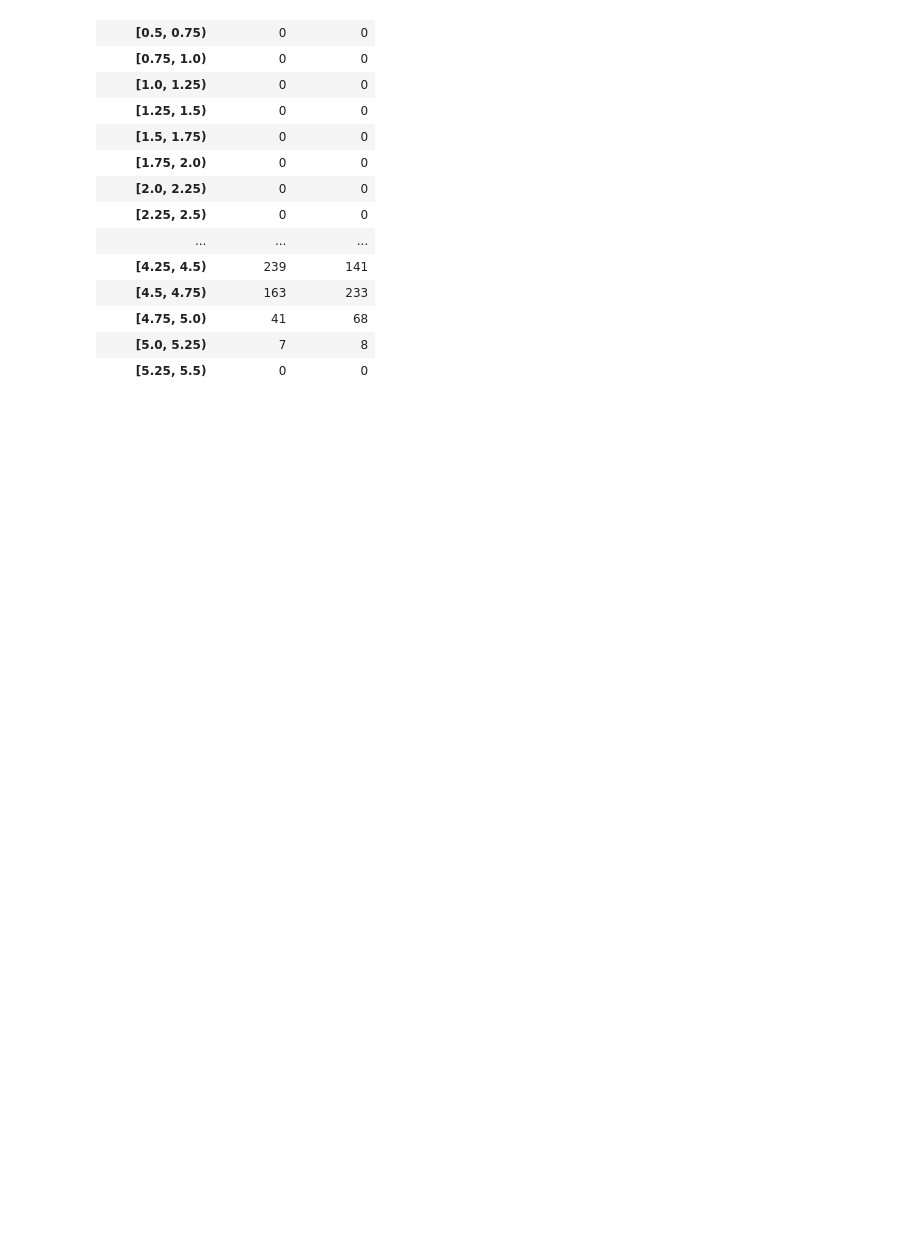
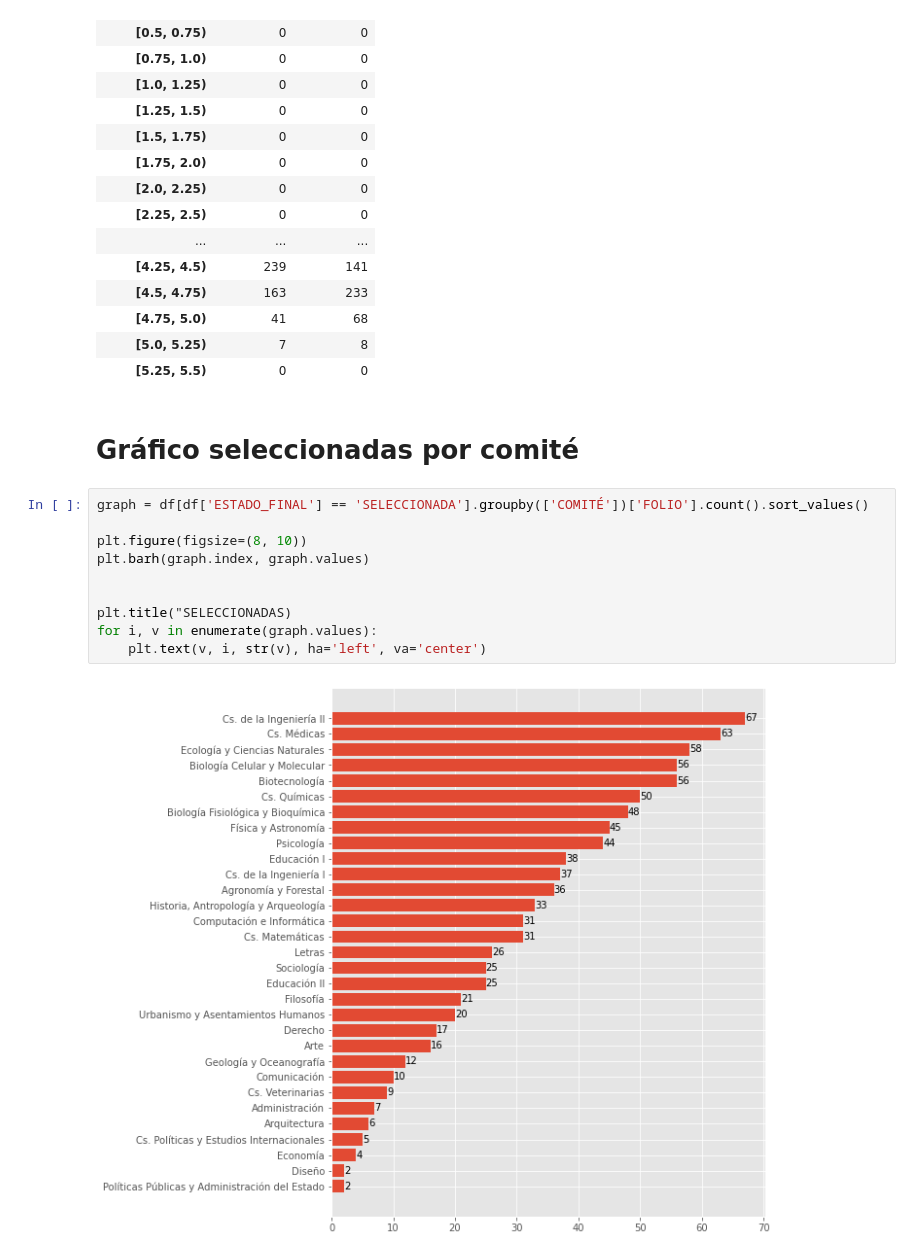
Before and after one commit to alvafox/Concursos-2023-Analisis-de-Adjudicacion-Paritaria-, a Jupyter notebook: Doctorado_Nacional_2023.ipynb, the cells around one changed output. Saved outputs shown, nothing was run; the diff lists cells and outputs as text; blank space fills up the shorter version.

```diff
--- a/Doctorado_Nacional_2023.ipynb
+++ b/Doctorado_Nacional_2023.ipynb
@@ -379,3 +366,17 @@ display(df2[(df2["ESTADO_FINAL"] == "SELECCIONADA")].groupby(["Género", pd.cut(
 | [4.75, 5.0) | 41 | 68 |
 | [5.0, 5.25) | 7 | 8 |
 | [5.25, 5.5) | 0 | 0 |
+# %% [markdown]
+# Gráfico seleccionadas por comité
+# %%
+graph = df[df['ESTADO_FINAL'] == 'SELECCIONADA'].groupby(['COMITÉ'])['FOLIO'].count().sort_values()
+
+plt.figure(figsize=(8, 10))
+plt.barh(graph.index, graph.values)
+
+
+plt.title("SELECCIONADAS)
+for i, v in enumerate(graph.values):
+    plt.text(v, i, str(v), ha='left', va='center')
+# %% [output]
+[figure, added]
```
Also changed, not shown: parts of 15 cells of this notebook.
